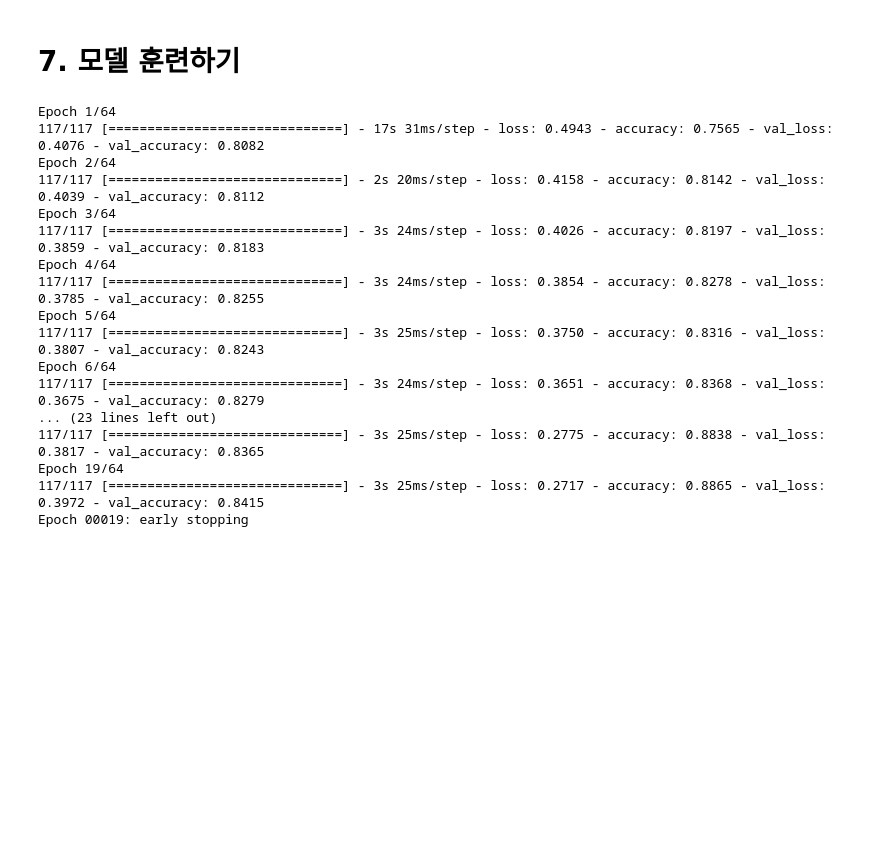
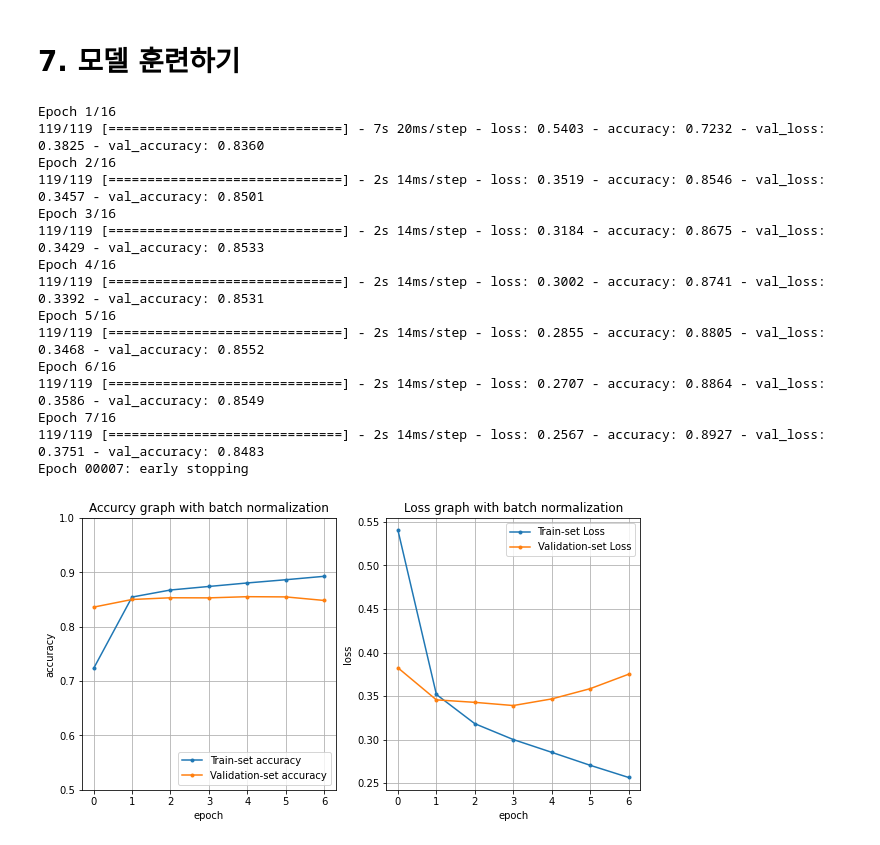
Before and after one commit to HughBGrant/GoingDeeper, a Jupyter notebook: 2/[G-02]SentimentAnalysis.ipynb, the cells around one changed output. Cells and saved outputs as stored; diff of their text form; code cells hidden in the pictures; blank space fills up the shorter version.

```diff
--- a/2/[G-02]SentimentAnalysis.ipynb
+++ b/2/[G-02]SentimentAnalysis.ipynb
@@ -310,0 +381,3 @@ array([[  37,   99, 1216, ...,    0,    0,    0],
+# %%
+vocab_size = len(word_index) # 단어의 수
+vocab_size
@@ -388,7 +484,7 @@ class model_maker(tf.keras.Model):
 # %%
 # point
 word_vector_dim = 2 ** 6
-units = 2 ** 5
+units = int(word_vector_dim / 2)
 
 model = model_maker(vocab_size, word_vector_dim, units)
 # %% [markdown]
@@ -398,9 +494,9 @@ model.compile(optimizer='adam',
               loss='binary_crossentropy',
               metrics=['accuracy'])
 
-epochs = 2 ** 6
+epochs = 2 ** 4
 
-early_stop = EarlyStopping(monitor='val_loss', verbose=1, patience=2**3)
+early_stop = EarlyStopping(monitor='val_loss', verbose=1, patience=3)
 
 history = model.fit(X_train,
                     y_train,
@@ -410,21 +506,54 @@ history = model.fit(X_train,
                     verbose=1,
                    callbacks=[early_stop])
 # %% [output]
-Epoch 1/64
-117/117 [==============================] - 17s 31ms/step - loss: 0.4943 - accuracy: 0.7565 - val_loss: 0.4076 - val_accuracy: 0.8082
-Epoch 2/64
-117/117 [==============================] - 2s 20ms/step - loss: 0.4158 - accuracy: 0.8142 - val_loss: 0.4039 - val_accuracy: 0.8112
-Epoch 3/64
-117/117 [==============================] - 3s 24ms/step - loss: 0.4026 - accuracy: 0.8197 - val_loss: 0.3859 - val_accuracy: 0.8183
-Epoch 4/64
-117/117 [==============================] - 3s 24ms/step - loss: 0.3854 - accuracy: 0.8278 - val_loss: 0.3785 - val_accuracy: 0.8255
-Epoch 5/64
-117/117 [==============================] - 3s 25ms/step - loss: 0.3750 - accuracy: 0.8316 - val_loss: 0.3807 - val_accuracy: 0.8243
-Epoch 6/64
-117/117 [==============================] - 3s 24ms/step - loss: 0.3651 - accuracy: 0.8368 - val_loss: 0.3675 - val_accuracy: 0.8279
-... (23 lines left out)
-117/117 [==============================] - 3s 25ms/step - loss: 0.2775 - accuracy: 0.8838 - val_loss: 0.3817 - val_accuracy: 0.8365
-Epoch 19/64
-117/117 [==============================] - 3s 25ms/step - loss: 0.2717 - accuracy: 0.8865 - val_loss: 0.3972 - val_accuracy: 0.8415
-Epoch 00019: early stopping
+Epoch 1/16
+119/119 [==============================] - 7s 20ms/step - loss: 0.5403 - accuracy: 0.7232 - val_loss: 0.3825 - val_accuracy: 0.8360
+Epoch 2/16
+119/119 [==============================] - 2s 14ms/step - loss: 0.3519 - accuracy: 0.8546 - val_loss: 0.3457 - val_accuracy: 0.8501
+Epoch 3/16
+119/119 [==============================] - 2s 14ms/step - loss: 0.3184 - accuracy: 0.8675 - val_loss: 0.3429 - val_accuracy: 0.8533
+Epoch 4/16
+119/119 [==============================] - 2s 14ms/step - loss: 0.3002 - accuracy: 0.8741 - val_loss: 0.3392 - val_accuracy: 0.8531
+Epoch 5/16
+119/119 [==============================] - 2s 14ms/step - loss: 0.2855 - accuracy: 0.8805 - val_loss: 0.3468 - val_accuracy: 0.8552
+Epoch 6/16
+119/119 [==============================] - 2s 14ms/step - loss: 0.2707 - accuracy: 0.8864 - val_loss: 0.3586 - val_accuracy: 0.8549
+Epoch 7/16
+119/119 [==============================] - 2s 14ms/step - loss: 0.2567 - accuracy: 0.8927 - val_loss: 0.3751 - val_accuracy: 0.8483
+Epoch 00007: early stopping
+# %%
+def history_plot(history):
+    y_acc = history.history['accuracy']
+    y_vacc = history.history['val_accuracy']
+
+    y_loss = history.history['loss']
+    y_vloss = history.history['val_loss']
+
+    epochs_range = range(len(y_acc))
+
+    plt.figure(figsize=(10, 5))
+    plt.subplot(1, 2, 1)
+    plt.plot(epochs_range, y_acc, marker='.', label="Train-set accuracy")
+    plt.plot(epochs_range, y_vacc, marker='.', label="Validation-set accuracy")
+    plt.legend(loc='lower right')
+    plt.grid()
+    plt.ylim(0.5, 1)
+    plt.title('Accurcy graph with batch normalization')
+    plt.xlabel('epoch')
+    plt.ylabel('accuracy')
+
+    plt.subplot(1, 2, 2)
+    plt.plot(epochs_range, y_loss, marker='.', label="Train-set Loss")
+    plt.plot(epochs_range, y_vloss, marker='.', label="Validation-set Loss")
+    plt.legend(loc='upper right')
+    plt.grid()
+    plt.title('Loss graph with batch normalization')
+    plt.xlabel('epoch')
+    plt.ylabel('loss')
+
+    plt.show()
+# %%
+history_plot(history)
+# %% [output]
+[figure, added]
 # %%
```
Also changed, not shown: parts of 77 cells of this notebook.
